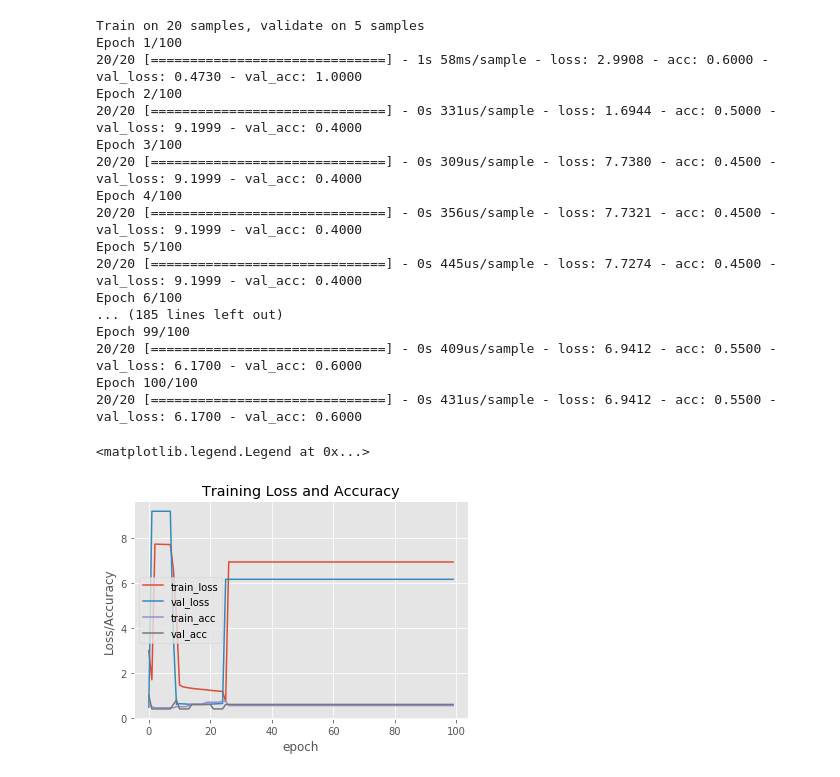
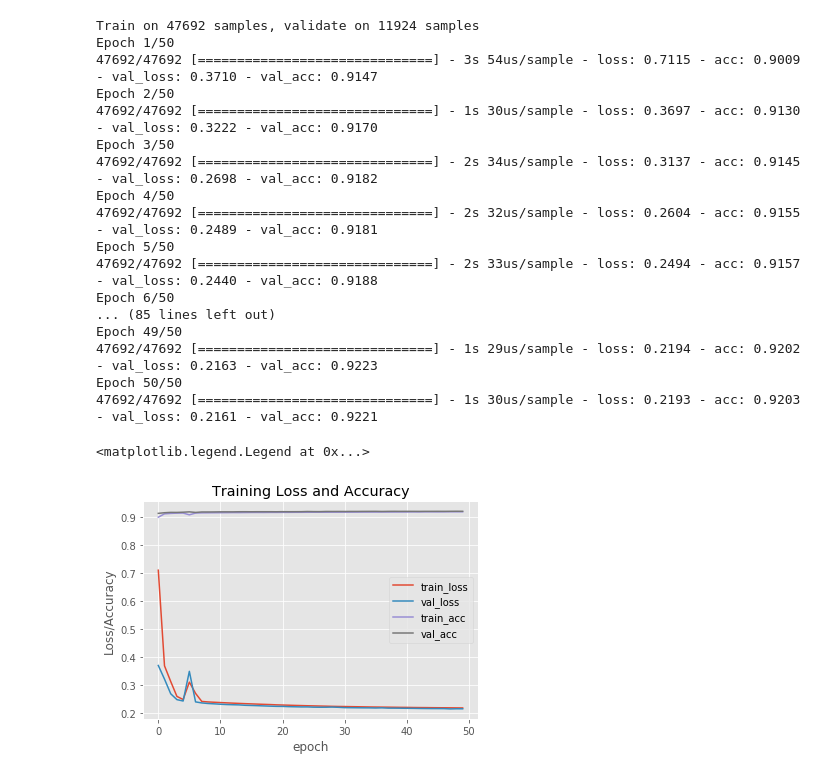
Before and after one commit to alexsokolowska/widsdatathon2020, a Jupyter notebook: WiDS_Datathon.ipynb, the cells around one changed output. Cells and saved outputs as stored; diff of their text form; code cells hidden in the pictures.

Commit message:
proper data preprocessing

```diff
--- a/WiDS_Datathon.ipynb
+++ b/WiDS_Datathon.ipynb
@@ -56,0 +417,4 @@ test = test.drop('hospital_death',axis = 1)
+# %%
+feature_importances = model.feature_importances_
+feature_importances = pd.DataFrame({'feature': list(X.columns), 'importance': feature_importances}).sort_values('importance', ascending = False)
+feature_importances.head()
@@ -56,0 +428,4 @@ test = test.drop('hospital_death',axis = 1)
+# %%
+# features with zero importance
+zero = list(feature_importances[feature_importances['importance'] == 0.0]['feature'])
+feature_importances.tail()
@@ -56,0 +439,4 @@ test = test.drop('hospital_death',axis = 1)
+# %%
+# Drop features with zero importance
+print("Number of columns to drop:", len(zero))
+X = X.drop(columns = zero)
@@ -80,40 +512,40 @@ n_cols = x_train.shape[1]
 model.add(Dense(10,activation='relu', input_shape=(n_cols,)))
 model.add(Dense(1))
 
-sgd = optimizers.SGD(lr=0.01)
+sgd = optimizers.SGD(lr=0.001)
 optimizer = model.compile(sgd, loss='binary_crossentropy',metrics=['accuracy'])
 
-predictions = model.fit(x_scale,y_train, validation_data=(x_scale_test,y_test), epochs=100, batch_size=100)
+predictions = model.fit(x_scale,y_train, validation_data=(x_scale_test,y_test), epochs=50, batch_size=100)
 # %% [output]
-Train on 20 samples, validate on 5 samples
-Epoch 1/100
-20/20 [==============================] - 1s 58ms/sample - loss: 2.9908 - acc: 0.6000 - val_loss: 0.4730 - val_acc: 1.0000
-Epoch 2/100
-20/20 [==============================] - 0s 331us/sample - loss: 1.6944 - acc: 0.5000 - val_loss: 9.1999 - val_acc: 0.4000
-Epoch 3/100
-20/20 [==============================] - 0s 309us/sample - loss: 7.7380 - acc: 0.4500 - val_loss: 9.1999 - val_acc: 0.4000
-Epoch 4/100
-20/20 [==============================] - 0s 356us/sample - loss: 7.7321 - acc: 0.4500 - val_loss: 9.1999 - val_acc: 0.4000
-Epoch 5/100
-20/20 [==============================] - 0s 445us/sample - loss: 7.7274 - acc: 0.4500 - val_loss: 9.1999 - val_acc: 0.4000
-Epoch 6/100
-... (185 lines left out)
-Epoch 99/100
-20/20 [==============================] - 0s 409us/sample - loss: 6.9412 - acc: 0.5500 - val_loss: 6.1700 - val_acc: 0.6000
-Epoch 100/100
-20/20 [==============================] - 0s 431us/sample - loss: 6.9412 - acc: 0.5500 - val_loss: 6.1700 - val_acc: 0.6000
+Train on 47692 samples, validate on 11924 samples
+Epoch 1/50
+47692/47692 [==============================] - 3s 54us/sample - loss: 0.7115 - acc: 0.9009 - val_loss: 0.3710 - val_acc: 0.9147
+Epoch 2/50
+47692/47692 [==============================] - 1s 30us/sample - loss: 0.3697 - acc: 0.9130 - val_loss: 0.3222 - val_acc: 0.9170
+Epoch 3/50
+47692/47692 [==============================] - 2s 34us/sample - loss: 0.3137 - acc: 0.9145 - val_loss: 0.2698 - val_acc: 0.9182
+Epoch 4/50
+47692/47692 [==============================] - 2s 32us/sample - loss: 0.2604 - acc: 0.9155 - val_loss: 0.2489 - val_acc: 0.9181
+Epoch 5/50
+47692/47692 [==============================] - 2s 33us/sample - loss: 0.2494 - acc: 0.9157 - val_loss: 0.2440 - val_acc: 0.9188
+Epoch 6/50
+... (85 lines left out)
+Epoch 49/50
+47692/47692 [==============================] - 1s 29us/sample - loss: 0.2194 - acc: 0.9202 - val_loss: 0.2163 - val_acc: 0.9223
+Epoch 50/50
+47692/47692 [==============================] - 1s 30us/sample - loss: 0.2193 - acc: 0.9203 - val_loss: 0.2161 - val_acc: 0.9221
 # %%
-N = np.arange(0, 100)
+N = np.arange(0, 50)
 plt.style.use("ggplot")
 plt.figure()
 plt.plot(N, predictions.history["loss"], label="train_loss")
 plt.plot(N, predictions.history["val_loss"], label="val_loss")
 plt.plot(N, predictions.history["acc"], label="train_acc")
 plt.plot(N, predictions.history["val_acc"], label="val_acc")
 plt.title("Training Loss and Accuracy")
 plt.xlabel("epoch")
 plt.ylabel("Loss/Accuracy")
 plt.legend()
 # %% [output]
 <matplotlib.legend.Legend at 0x...>
-[figure, old version]
+[figure, new version]
```
Also changed, not shown: parts of 90 cells of this notebook.
